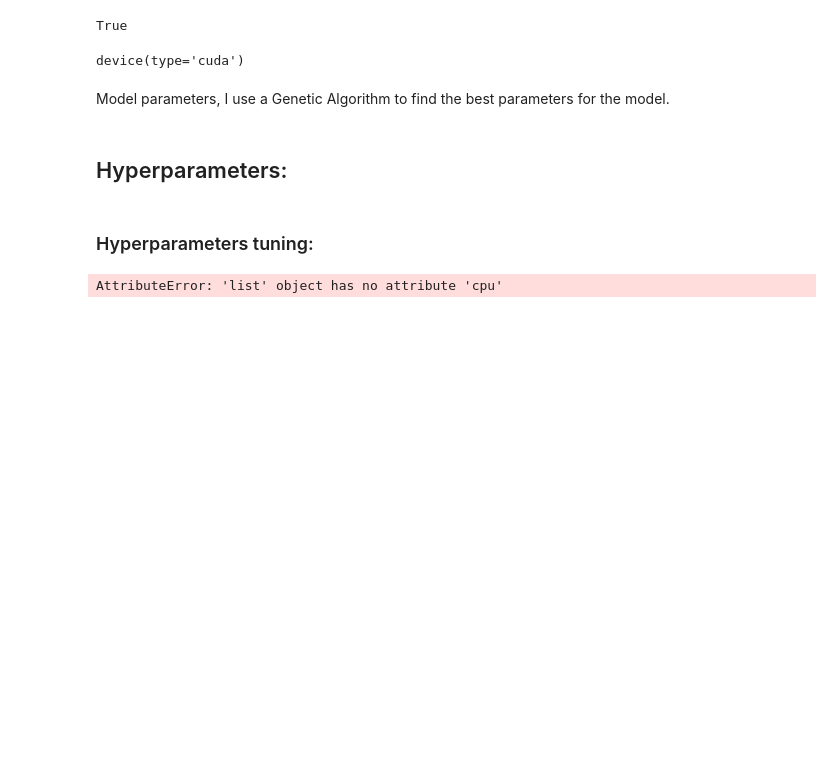
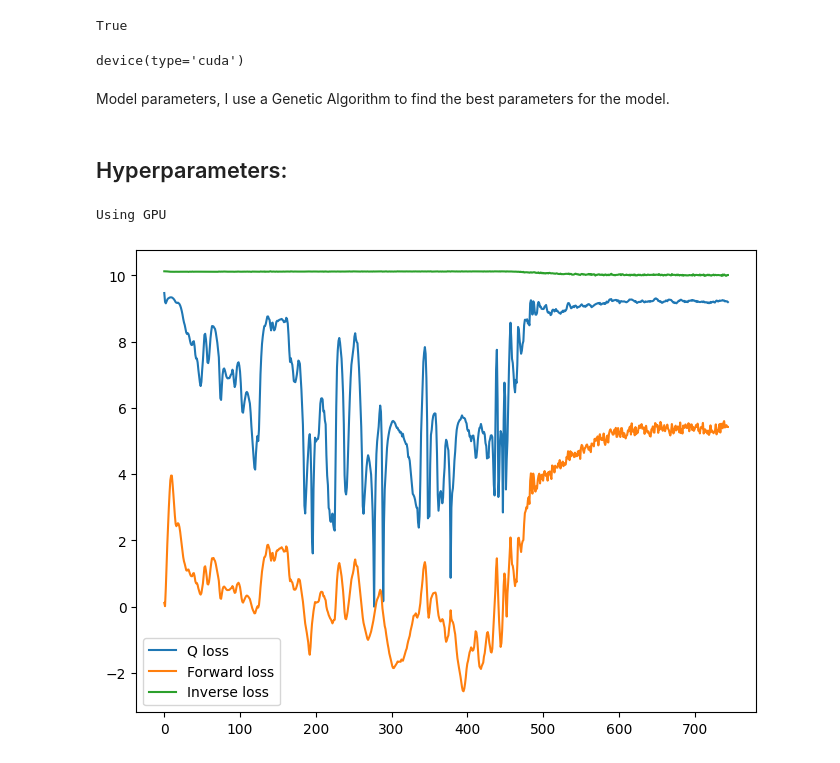
Before and after one commit to CipStr/DeepFF-AI, a Jupyter notebook: super_mario_dqn.ipynb, the cells around one changed output. Drawn from its saved outputs; the diff is of its cells as text; code cells hidden in the pictures; blank space fills up the shorter version.

```diff
--- a/super_mario_dqn.ipynb
+++ b/super_mario_dqn.ipynb
@@ -20,7 +20,7 @@ device
 # %% [output]
 device(type='cuda')
 # %%
-env = gym_super_mario_bros.make('SuperMarioBros-v3')
+env = gym_super_mario_bros.make('SuperMarioBros-v0')
 env = JoypadSpace(env, COMPLEX_MOVEMENT)
 # %% [markdown]
 Model parameters, I use a Genetic Algorithm to find the best parameters for the model.
@@ -184,17 +184,16 @@ class Qnet(nn.Module):
 # %%
 # hyperparameters
 hyperparams = {
-    'batch_size': [
-        32, 64, 128, 256, 512], # from 32 to 512
+    'batch_size': 256,
     'beta': 0.2,
     'lambda': 0.1,
     'eta': 1.0,
     'gamma': 0.2,
-    'max_episode_length': 200,
+    'max_episode_length': 400,
     'min_progress': 15,
-    'action_repeats': 6,
+    'action_repeats': 12,
     'frames_per_state': 4,
-    'learning_rate': [0.0001, 0.0005, 0.001, 0.005, 0.01],
+    'learning_rate': 0.001,
     'skip_frames': 4
 }
 # %%
@@ -211,20 +210,28 @@ def reset_env():
     return state1
 # %%
 qnet = Qnet()
-qnet.cuda()
 encoder = Phi()
-encoder.cuda()
 forward_model = Fnet()
-forward_model.cuda()
 inverse_model = Gnet()
-inverse_model.cuda()
 forward_loss = nn.MSELoss(reduction='none')
-forward_loss.cuda()
 inverse_loss = nn.CrossEntropyLoss(reduction='none')
-inverse_loss.cuda()
 qloss = nn.MSELoss()
-qloss.cuda()
 all_model_params = list(qnet.parameters()) + list(encoder.parameters()) + list(forward_model.parameters()) + list(inverse_model.parameters())
+if device.type == 'cuda':
+    print("Using GPU")
+    qnet.cuda()
+    encoder.cuda()
+    forward_model.cuda()
+    inverse_model.cuda()
+    forward_loss.cuda()
+    inverse_loss.cuda()
+    qloss.cuda()
+    all_model_params = list(qnet.parameters()) + list(encoder.parameters()) + list(forward_model.parameters()) + list(inverse_model.parameters())
+
+replay = ExperienceReplayMemory(N=1500, batch_size=hyperparams['batch_size'])
+optimizer = optim.Adam(all_model_params, lr=hyperparams['learning_rate'])
+# %% [output]
+Using GPU
 # %%
 def ICM(state1, action, state2, forward_scale = 1., inverse_scale = 1e4):
     state1_hat = encoder(state1.cuda())
@@ -269,6 +276,7 @@ def train(epochs, lambda_value=hyperparams['lambda'], beta=hyperparams['beta'],
     last_x_pos = info_0['x_pos']
     e_reward = 0
     ep_lengths = []
+    ep_rewards = []
     #use_explicit = False
     for i in tqdm(range(epochs)):
         optimizer.zero_grad()
@@ -288,6 +296,7 @@ def train(epochs, lambda_value=hyperparams['lambda'], beta=hyperparams['beta'],
             state_deque.append(prepare_state(state2))
         state2 = torch.stack(list(state_deque), dim=1)
         replay.add_memory(state1, action, e_reward, state2)
+        ep_rewards.append(e_reward)
         e_reward = 0
         if episode_length > hyperparams['max_episode_length']:
             if (info['x_pos'] - last_x_pos) < hyperparams['min_progress']:
@@ -309,25 +318,17 @@ def train(epochs, lambda_value=hyperparams['lambda'], beta=hyperparams['beta'],
         losses.append(loss_list)
         loss.backward()
         optimizer.step()
-    return ep_lengths, losses
+    return ep_lengths, losses, ep_rewards
-# %% [markdown]
-### Hyperparameters tuning:
 # %%
-# Finding best hyperparameters:
-for i in range(5):
-    for j in range(5):
-        replay = ExperienceReplayMemory(N=1500, batch_size=hyperparams['batch_size'][i])
-        optimizer = optim.Adam(all_model_params, lr=hyperparams['learning_rate'][j])
-        ep_lengths, losses = train(epochs=1000, batch_size=hyperparams['batch_size'][i])
-        losses_q = [x[0].detach() for x in losses]
-        losses_f = [x[1].detach() for x in losses]
-        losses_i = [x[2].detach() for x in losses]
-        plt.figure(figsize=(8,6))
-        plt.plot(np.log(losses_q), label='Q loss')
-        plt.plot(np.log(losses_f), label='Forward loss')
-        plt.plot(np.log(losses_i), label='Inverse loss')
-        plt.legend()
-        plt.savefig('losses_'+str(i)+'_'+str(j)+'.png')
-        plt.close()
+ep_len, losses_plot, ep_rwd =train(epochs=1000, lambda_value=hyperparams['lambda'], beta=hyperparams['beta'], gamma=hyperparams['gamma'], eps = 0.15, batch_size=hyperparams['batch_size'])
+losses_q = [x[0].cpu().detach().numpy() for x in losses_plot]
+losses_f = [x[1].cpu().detach().numpy() for x in losses_plot]
+losses_i = [x[2].cpu().detach().numpy() for x in losses_plot]
+plt.figure(figsize=(8,6))
+plt.plot(np.log(losses_q), label='Q loss')
+plt.plot(np.log(losses_f), label='Forward loss')
+plt.plot(np.log(losses_i), label='Inverse loss')
+plt.legend()
+plt.show()
 # %% [output]
-AttributeError: 'list' object has no attribute 'cpu'
+[figure, added]
```
Also changed, not shown: parts of 5 cells of this notebook, 5 other files.
